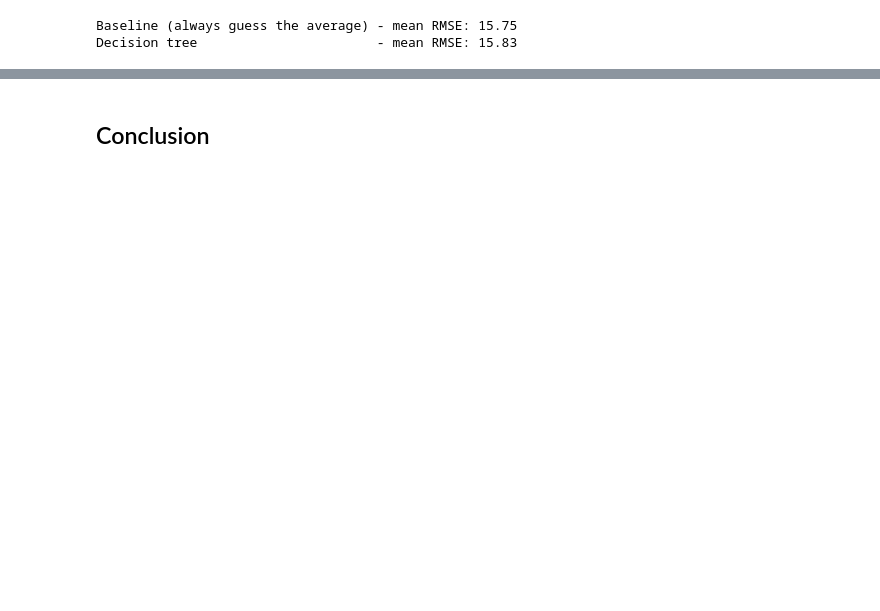
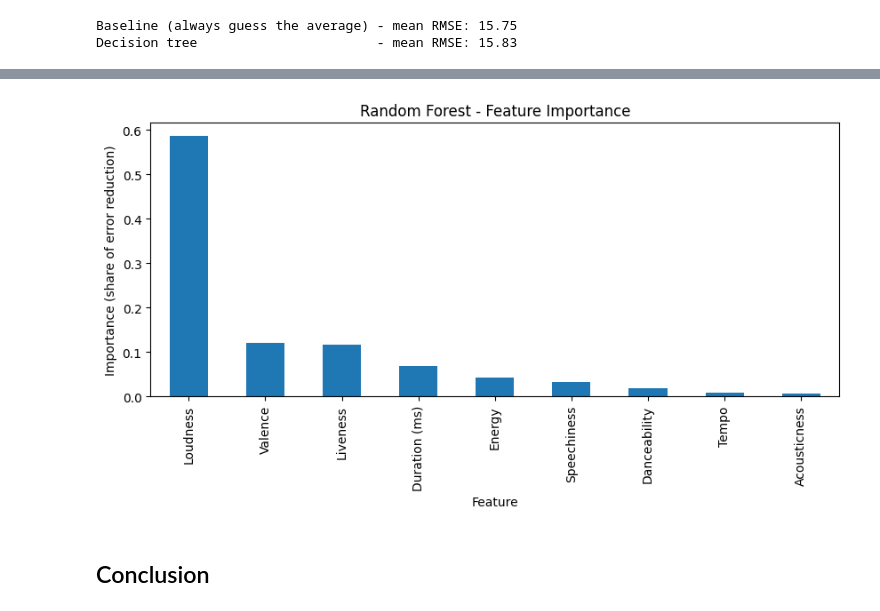
Before and after one commit to cnmi-ds-22/hmsealy___Data-Science-Portofolio-C22-, a Jupyter notebook: Modules/Module_4_Tree_Based_Methods/Projects/Instructions/Project.4-Spotify/Spotify.Pass-08.ipynb, the cells around one changed output, grey strips where cells are left out. Saved outputs shown, nothing was run; the diff lists cells and outputs as text; code cells hidden in the pictures; blank space fills up the shorter version.

```diff
--- a/Modules/Module_4_Tree_Based_Methods/Projects/Instructions/Project.4-Spotify/Spotify.Pass-08.ipynb
+++ b/Modules/Module_4_Tree_Based_Methods/Projects/Instructions/Project.4-Spotify/Spotify.Pass-08.ipynb
@@ -355,0 +354,22 @@ Decision tree (max_depth=2) - mean RMSE: 15.83
+# %%
+# Model 2: try different depths for the forest. None = no limit
+forest_depths = [2, 3, 4, 5, 6, 8, 10, None]
+forest_depth_scores = []   # average RMSE for each depth
+n_search = 20              # fewer splits than the tree, because a forest is slower
+
+for d in forest_depths:
+    scores = np.zeros(n_search)
+    for i in range(n_search):
+        X_train, X_test, y_train, y_test = train_test_split(X_features, y_popularity, test_size=0.25, random_state=i)
+        model = RandomForestRegressor(max_depth=d, n_jobs=-1, random_state=42)   # n_jobs=-1: use all processors
+        model.fit(X_train, y_train)
+        y_pred = model.predict(X_test)
+        scores[i] = np.sqrt(mean_squared_error(y_test, y_pred))
+    forest_depth_scores.append(scores.mean())
+
+forest_depth_df = pd.DataFrame({'Max depth': forest_depths, 'RMSE': forest_depth_scores})
+print(forest_depth_df)
+
+best = forest_depth_df.sort_values(by='RMSE')['Max depth'].iloc[0]
+best_forest_depth = None if pd.isna(best) else int(best)
+best_forest_depth
@@ -371,0 +425,11 @@ Decision tree                       - mean RMSE: 15.83
+# %%
+# Fit the forest once on a fixed split to see which features it used most
+X_train, X_test, y_train, y_test = train_test_split(X_features, y_popularity, test_size=0.25, random_state=42)
+model_forest = RandomForestRegressor(max_depth=best_forest_depth, n_jobs=-1, random_state=42)
+model_forest.fit(X_train, y_train)
+
+# Each feature's share of the error reduction (all shares add up to 1)
+importance_df = pd.DataFrame({'Feature': feature_cols,
+                              'Importance': model_forest.feature_importances_})
+importance_df = importance_df.sort_values('Importance', ascending=False)
+importance_df
@@ -372,2 +447,10 @@ Decision tree                       - mean RMSE: 15.83
+# %%
+# Bar chart of feature importance
+importance_df.plot(x='Feature', y='Importance', kind='bar', figsize=(10,4), legend=False)
+plt.ylabel('Importance (share of error reduction)')
+plt.title('Random Forest - Feature Importance')
+plt.show()
+# %% [output]
+[figure, added]
 # %% [markdown]
 ## Conclusion
```
Also changed, not shown: parts of 21 cells of this notebook.
